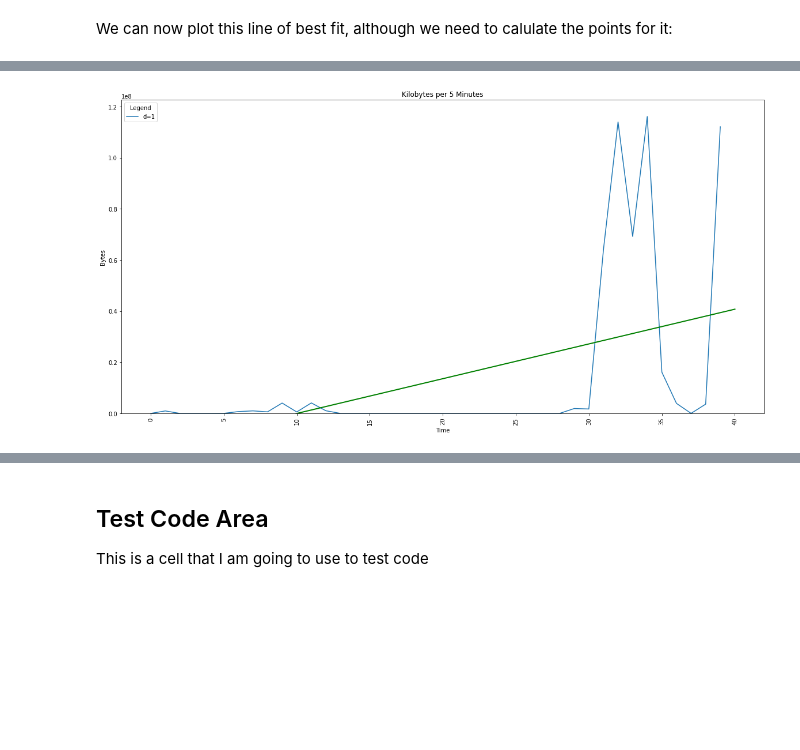
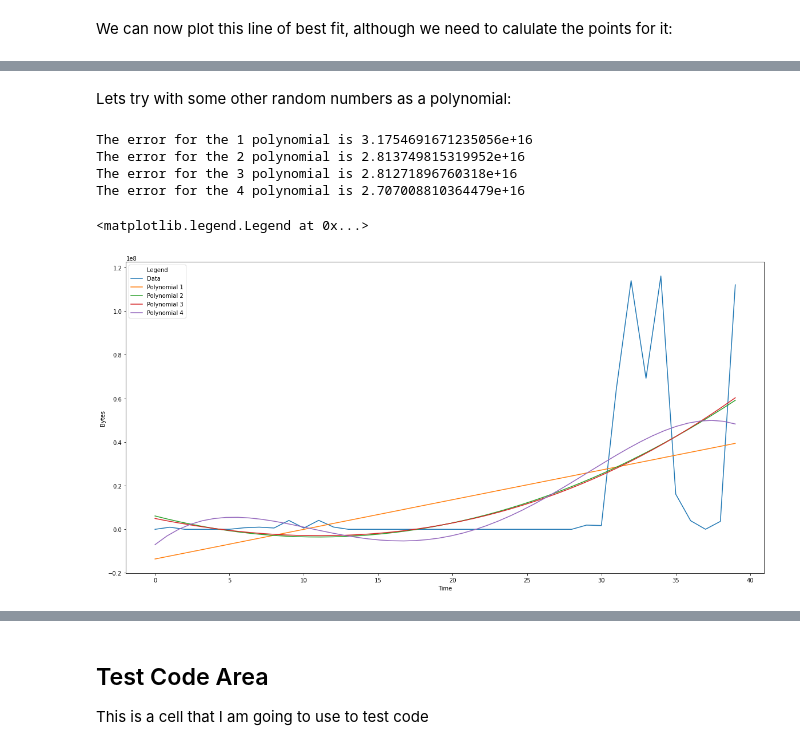
Before and after one commit to JakeNTech/TTDS_DataScience_Project, a Jupyter notebook: Notebook.ipynb, the cells around one changed output, grey strips where cells are left out. Cells and saved outputs as stored; diff of their text form; code cells hidden in the pictures; blank space fills up the shorter version.

```diff
--- a/Notebook.ipynb
+++ b/Notebook.ipynb
@@ -100,11 +99,21 @@ plt.ylim(bottom=0)
-# %%
-num_minutes = list(range(0,len(timestamp)))
-fp2 = np.polyfit(num_minutes,kilobytes,2)
-f2 = np.poly1d(fp2)
-fp3 = np.polyfit(num_minutes,kilobytes,3)
-f3 = np.poly1d(fp3)
-fp4 = np.polyfit(num_minutes,kilobytes,4)
-f4= np.poly1d(fp4)
-plot_data(range(0,len(kilobytes)+1),kilobytes,[f1])
-# %% [output]
-[figure, removed]
+# %% [markdown]
+Lets try with some other random numbers as a polynomial:
+# %%
+plt.plot(timestamp,kilobytes,label="Data")
+for i in range(1,5):
+    poly = np.poly1d(np.polyfit(range(0,len(timestamp)),kilobytes,i))
+    new_x = np.linspace(timestamp[0],timestamp[-1])
+    new_y = poly(new_x)
+    plt.plot(new_x, new_y,label="Polynomial %i" %i)
+    print(f"The error for the {i} polynomial is {np.sum((poly(timestamp)-kilobytes)**2)}")
+#plt.ylim(bottom=0)
+plt.xlabel('Time')
+plt.ylabel('Bytes')
+plt.legend(title="Legend")
+# %% [output]
+The error for the 1 polynomial is 3.1754691671235056e+16
+The error for the 2 polynomial is 2.813749815319952e+16
+The error for the 3 polynomial is 2.81271896760318e+16
+The error for the 4 polynomial is 2.707008810364479e+16
+<matplotlib.legend.Legend at 0x...>
+[figure, added]
```
Also changed, not shown: parts of 10 cells of this notebook.
